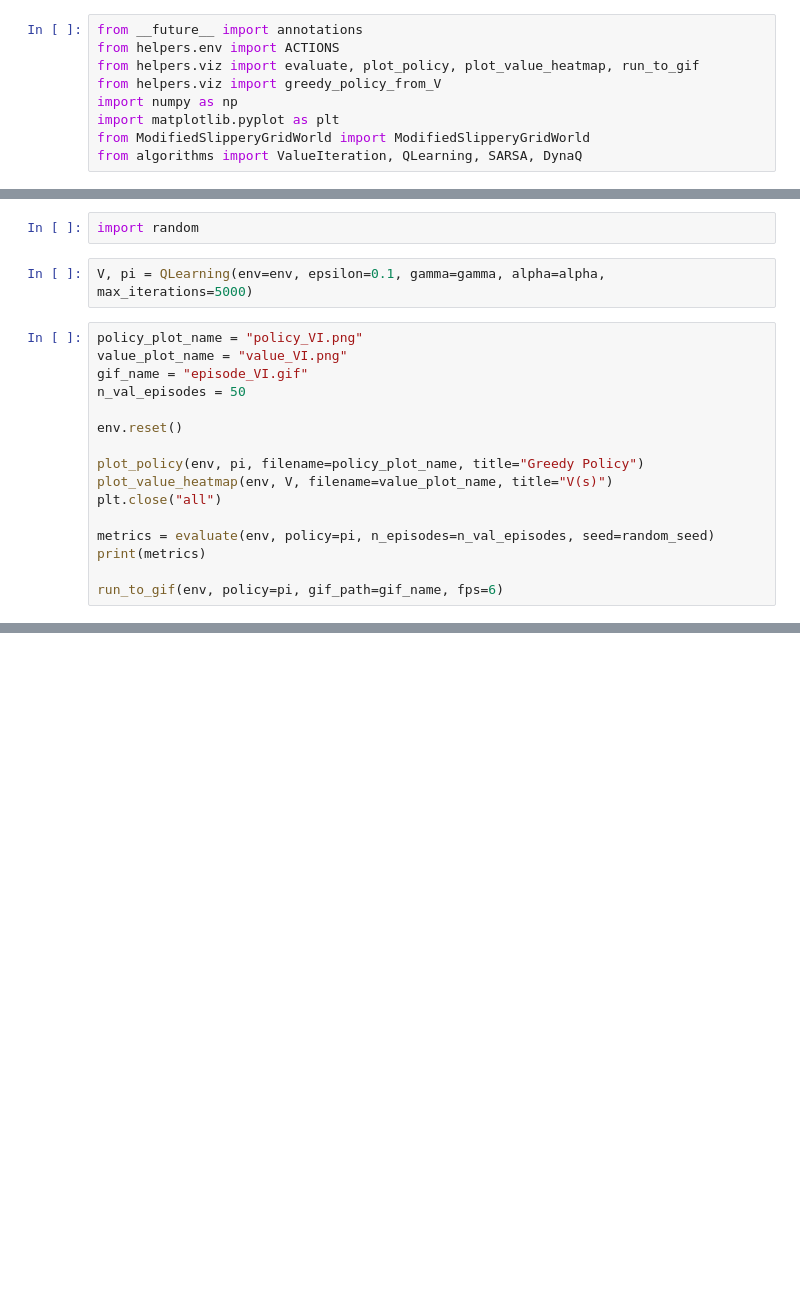
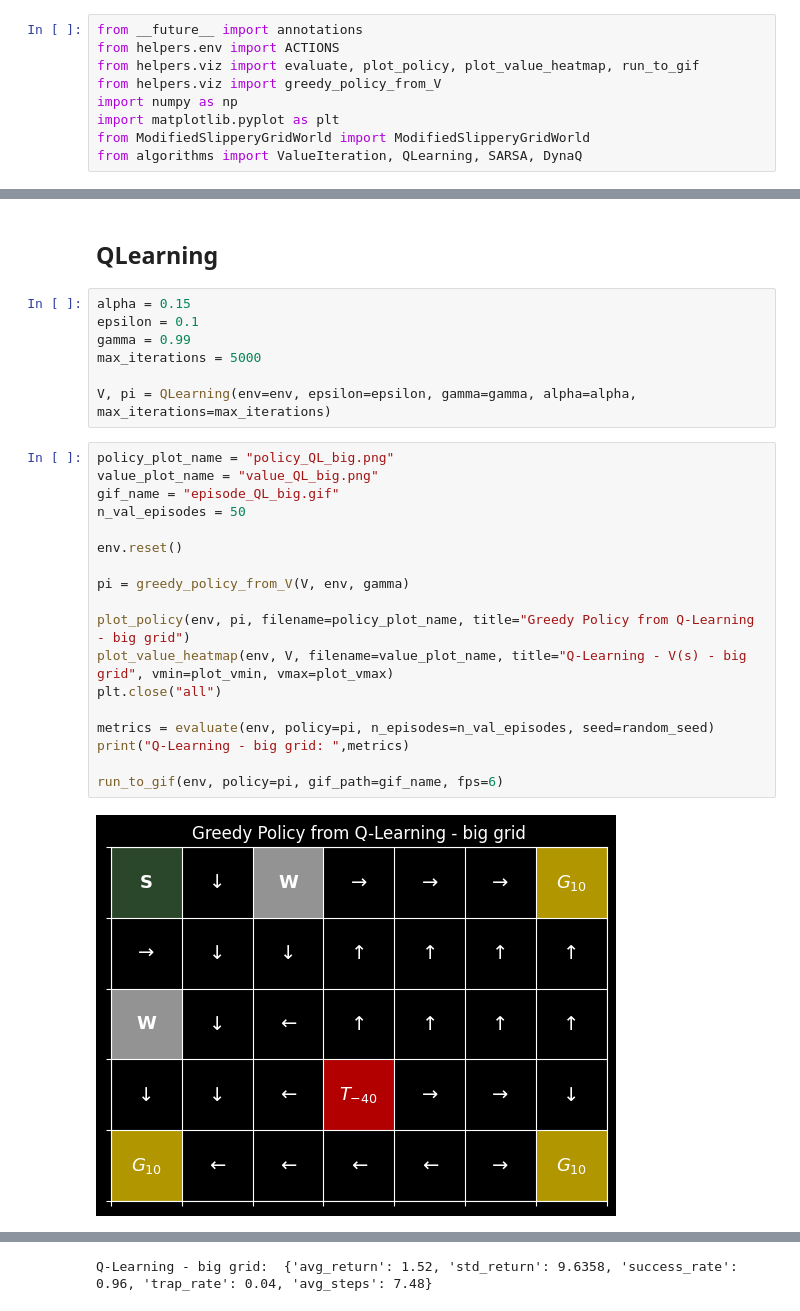
Before and after one commit to ondrey-16/MiNI-Project_WSI, a Jupyter notebook: MiniProject.ipynb, the cells around one changed output, grey strips where cells are left out. Cells and saved outputs as stored; diff of their text form; blank space fills up the shorter version.

```diff
--- a/MiniProject.ipynb
+++ b/MiniProject.ipynb
@@ -66,20 +76,29 @@ run_to_gif(env, policy=pi, gif_path=gif_name, fps=6)
-# %%
-import random
+# %% [markdown]
+## QLearning
 # %%
-V, pi = QLearning(env=env, epsilon=0.1, gamma=gamma, alpha=alpha, max_iterations=5000)
+alpha = 0.15
+epsilon = 0.1
+gamma = 0.99
+max_iterations = 5000
+
+V, pi = QLearning(env=env, epsilon=epsilon, gamma=gamma, alpha=alpha, max_iterations=max_iterations)
 # %%
-policy_plot_name = "policy_VI.png"
-value_plot_name = "value_VI.png"
-gif_name = "episode_VI.gif"
+policy_plot_name = "policy_QL_big.png"
+value_plot_name = "value_QL_big.png"
+gif_name = "episode_QL_big.gif"
 n_val_episodes = 50
 
 env.reset()
 
-plot_policy(env, pi, filename=policy_plot_name, title="Greedy Policy")
-plot_value_heatmap(env, V, filename=value_plot_name, title="V(s)")
+pi = greedy_policy_from_V(V, env, gamma)
+
+plot_policy(env, pi, filename=policy_plot_name, title="Greedy Policy from Q-Learning - big grid")
+plot_value_heatmap(env, V, filename=value_plot_name, title="Q-Learning - V(s) - big grid", vmin=plot_vmin, vmax=plot_vmax)
 plt.close("all")
 
 metrics = evaluate(env, policy=pi, n_episodes=n_val_episodes, seed=random_seed)
-print(metrics)
+print("Q-Learning - big grid: ",metrics)
 
 run_to_gif(env, policy=pi, gif_path=gif_name, fps=6)
+# %% [output]
+[figure, added]
@@ -85,0 +106 @@ run_to_gif(env, policy=pi, gif_path=gif_name, fps=6)
+Q-Learning - big grid:  {'avg_return': 1.52, 'std_return': 9.6358, 'success_rate': 0.96, 'trap_rate': 0.04, 'avg_steps': 7.48}
```
Also changed, not shown: parts of 28 cells of this notebook, 39 other files.
